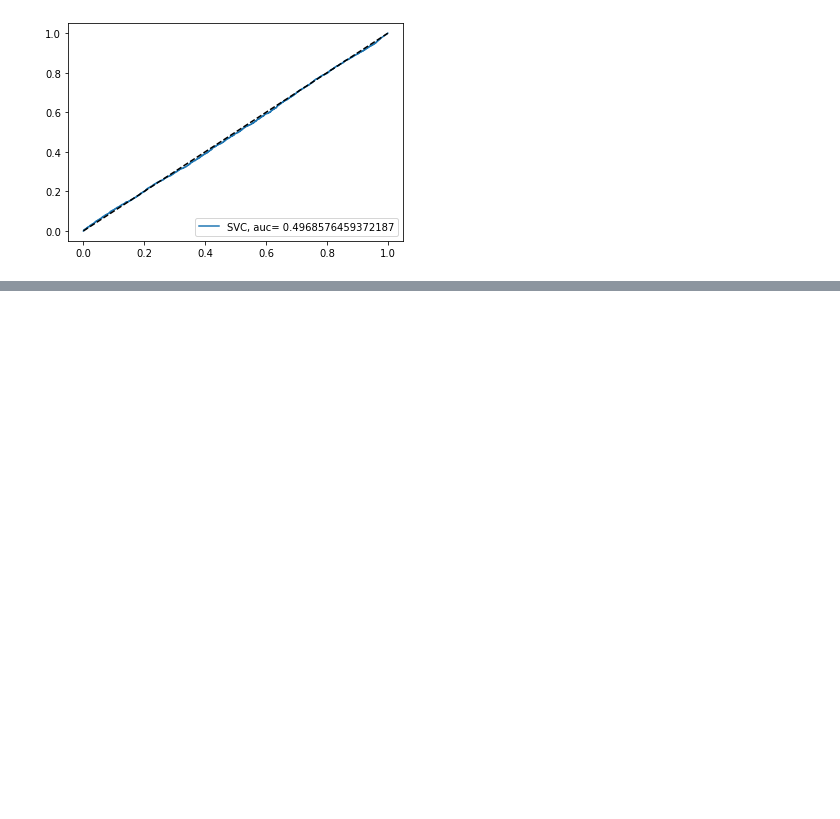
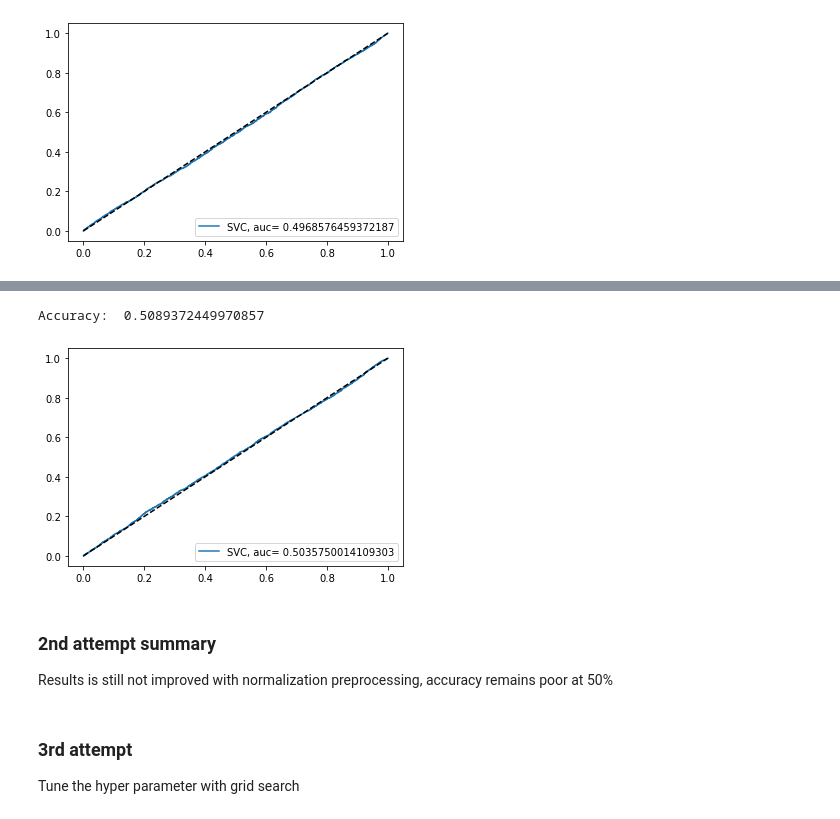
Before and after one commit to raymondng76/PRS-PSUPR-2019-08-13-IS1FT-CA1, a Jupyter notebook: code/CA1.ipynb, the cells around one changed output, grey strips where cells are left out. Cells and saved outputs as stored; diff of their text form; code cells hidden in the pictures; blank space fills up the shorter version.

Commit message:
Update CA1.ipynb
upload 2nd attempt

```diff
--- a/code/CA1.ipynb
+++ b/code/CA1.ipynb
@@ -127,0 +135,3 @@ plt.show()
+# %%
+x_train_norm = Normalizer().fit_transform(x_train)
+print(x_train_norm)
@@ -127,0 +152,2 @@ plt.show()
+# %%
+svc_norm = svc.fit(x_train_norm, y_train)
@@ -127,0 +171,23 @@ plt.show()
+# %%
+print("Accuracy: ", metrics.accuracy_score(y_test, y_pred))
+# %% [output]
+Accuracy:  0.5089372449970857
+# %%
+y_pred_proba = svc.predict_proba(x_test)[::,1]
+fpr, tpr, _ = metrics.roc_curve(y_test, y_pred_proba)
+auc = metrics.roc_auc_score(y_test, y_pred_proba)
+
+plt.plot(fpr, tpr, label="SVC, auc= " + str(auc))
+plt.plot([0,1],[0,1],'k--')
+plt.legend(loc=4)
+plt.show()
+# %% [output]
+[figure, added]
+# %% [markdown]
+### 2nd attempt summary
+
+Results is still not improved with normalization preprocessing, accuracy remains poor at 50%
+# %% [markdown]
+### 3rd attempt
+
+Tune the hyper parameter with grid search
```
Also changed, not shown: parts of 7 cells of this notebook.
